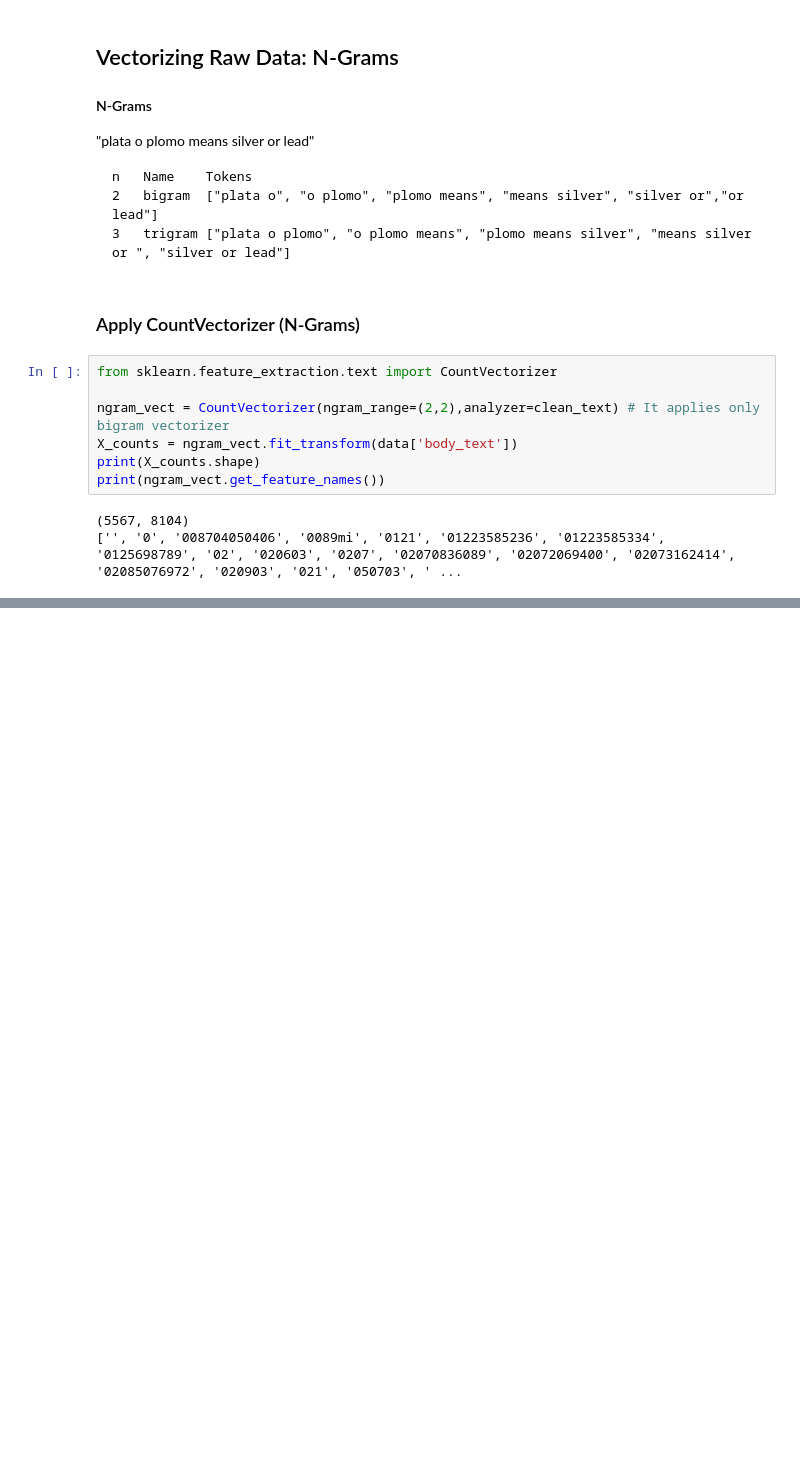
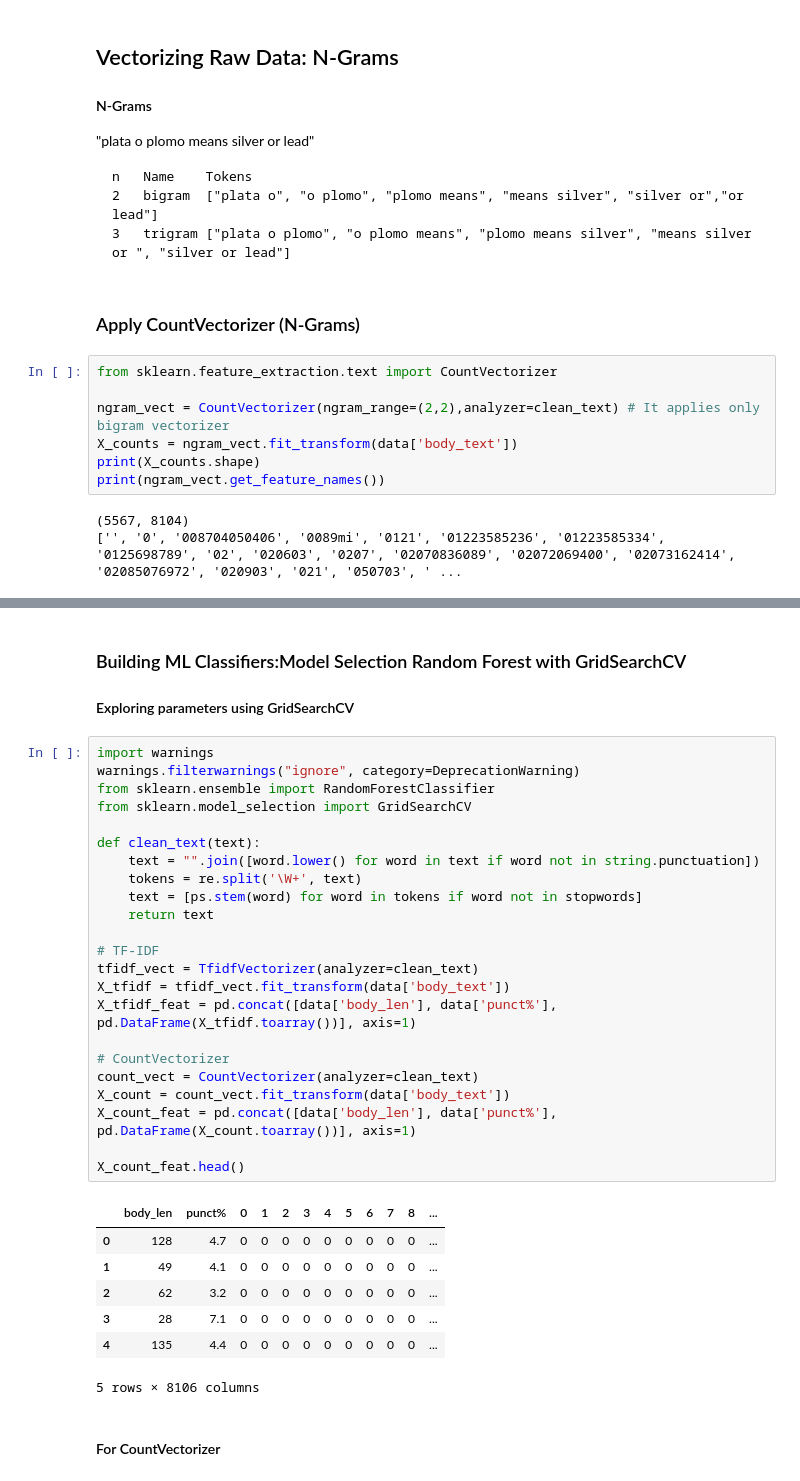
Before and after one commit to onlyabhilash/NLP, a Jupyter notebook: NLP_MachineLearning/NLP.ipynb, the cells around one changed output, grey strips where cells are left out. Cells and saved outputs as stored; diff of their text form; blank space fills up the shorter version.

```diff
--- a/NLP_MachineLearning/NLP.ipynb
+++ b/NLP_MachineLearning/NLP.ipynb
@@ -322,0 +369,37 @@ data.columns = ['label', 'body_text']
+# %% [markdown]
+### Building ML Classifiers:Model Selection Random Forest with GridSearchCV
+
+#### Exploring parameters using GridSearchCV
+# %%
+import warnings
+warnings.filterwarnings("ignore", category=DeprecationWarning)
+from sklearn.ensemble import RandomForestClassifier
+from sklearn.model_selection import GridSearchCV
+
+def clean_text(text):
+    text = "".join([word.lower() for word in text if word not in string.punctuation])
+    tokens = re.split('\W+', text)
+    text = [ps.stem(word) for word in tokens if word not in stopwords]
+    return text
+
+# TF-IDF
+tfidf_vect = TfidfVectorizer(analyzer=clean_text)
+X_tfidf = tfidf_vect.fit_transform(data['body_text'])
+X_tfidf_feat = pd.concat([data['body_len'], data['punct%'], pd.DataFrame(X_tfidf.toarray())], axis=1)
+
+# CountVectorizer
+count_vect = CountVectorizer(analyzer=clean_text)
+X_count = count_vect.fit_transform(data['body_text'])
+X_count_feat = pd.concat([data['body_len'], data['punct%'], pd.DataFrame(X_count.toarray())], axis=1)
+
+X_count_feat.head()
+# %% [output]
+|  | body_len | punct% | 0 | 1 | 2 | 3 | 4 | 5 | 6 | 7 | 8 | ... |
+| 0 | 128 | 4.7 | 0 | 0 | 0 | 0 | 0 | 0 | 0 | 0 | 0 | ... |
+| 1 | 49 | 4.1 | 0 | 0 | 0 | 0 | 0 | 0 | 0 | 0 | 0 | ... |
+| 2 | 62 | 3.2 | 0 | 0 | 0 | 0 | 0 | 0 | 0 | 0 | 0 | ... |
+| 3 | 28 | 7.1 | 0 | 0 | 0 | 0 | 0 | 0 | 0 | 0 | 0 | ... |
+| 4 | 135 | 4.4 | 0 | 0 | 0 | 0 | 0 | 0 | 0 | 0 | 0 | ... |
+5 rows × 8106 columns
+# %% [markdown]
+#### For CountVectorizer
```
Also changed, not shown: parts of 23 cells of this notebook, 1 other file.
